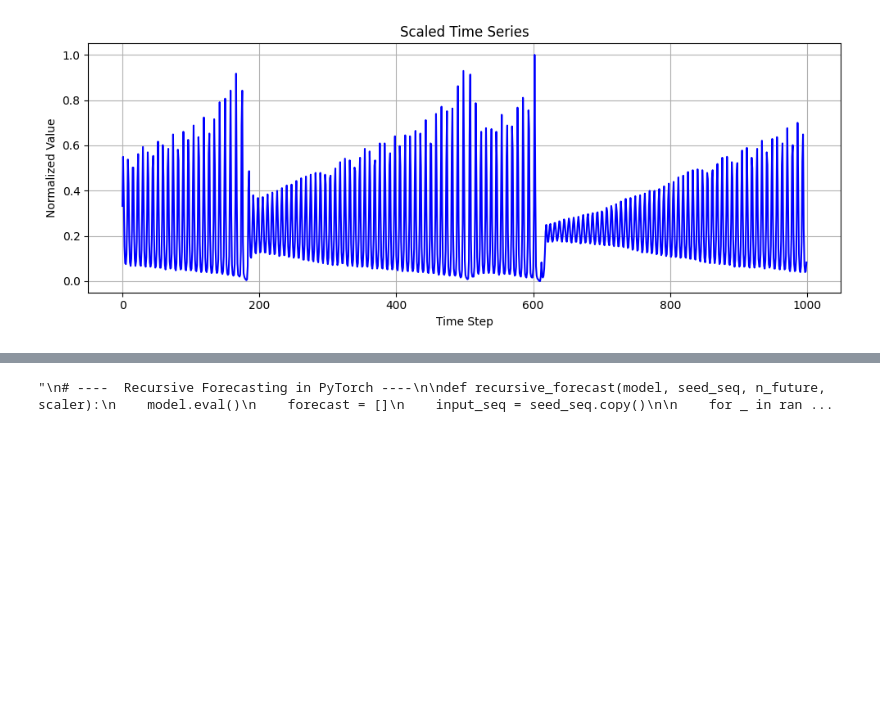
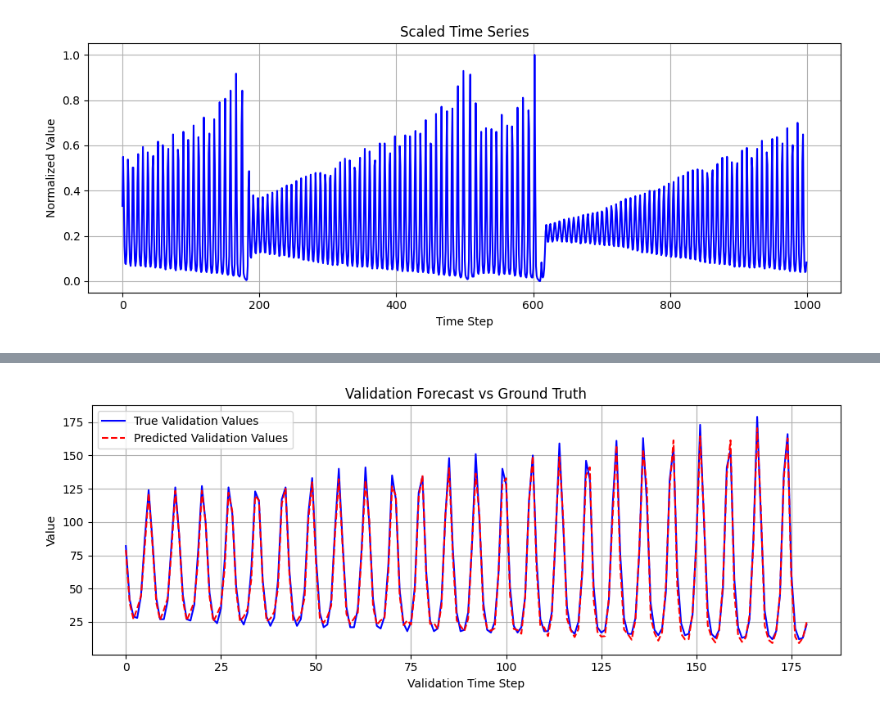
Before and after one commit to marcdugu/DL_1, a Jupyter notebook: main.ipynb, the cells around one changed output, grey strips where cells are left out. Drawn from its saved outputs; the diff is of its cells as text; code cells hidden in the pictures; blank space fills up the shorter version.

```diff
--- a/main.ipynb
+++ b/main.ipynb
@@ -274,20 +392,33 @@ plot_best_model_loss(best_train_losses, best_val_losses)
+# %%
+def forecast_validation(model, X_val, scaler):
+    model.eval()
+    with torch.no_grad():
+        X_val_tensor = torch.tensor(X_val, dtype=torch.float32)
+        preds = model(X_val_tensor).numpy()
+
+    # Inverse scale predictions and actual values
+    preds_rescaled = scaler.inverse_transform(preds)
+    y_val_rescaled = scaler.inverse_transform(y_val.reshape(-1, 1))
+    return preds_rescaled.flatten(), y_val_rescaled.flatten()
+
+# Forecast on validation set
+val_predictions, val_true = forecast_validation(model, X_val, scaler)
+
+# Plot predictions vs true values
+plt.figure(figsize=(10, 4))
+plt.plot(val_true, label='True Validation Values', color='blue')
+plt.plot(val_predictions, label='Predicted Validation Values', color='red', linestyle='--')
+plt.title('Validation Forecast vs Ground Truth')
+plt.xlabel('Validation Time Step')
+plt.ylabel('Value')
+plt.legend()
+plt.grid(True)
+plt.tight_layout()
+plt.show()
+# %% [output]
+[figure, added]
 # %%
-'''
-
-# ---- Plotting ----
-
-plt.plot(train_losses, label='Train Loss')
-plt.plot(val_losses, label='Val Loss')
-plt.title('Loss over Epochs')
-plt.xlabel('Epoch')
-plt.ylabel('MSE Loss')
-plt.legend()
-plt.show()
-'''
-
-
-'''
-# ----  Recursive Forecasting in PyTorch ----
+# ----  Recursive Forecasting Function ----
 
 def recursive_forecast(model, seed_seq, n_future, scaler):
     model.eval()
@@ -303,35 +434,3 @@ def recursive_forecast(model, seed_seq, n_future, scaler):
 
     forecast = scaler.inverse_transform(np.array(forecast).reshape(-1, 1))
     return forecast.flatten()
-
-# Use the last real window as seed
-last_window = scaled[-n_steps:].flatten().tolist()
-future_preds = recursive_forecast(model, last_window, n_future=50, scaler=scaler)
-
-# Inverse transform the full scaled dataset back to original scale for plotting
-real_data = scaler.inverse_transform(scaled)
-
-# Create an array combining the original data with predictions
-extended = np.concatenate((real_data.flatten(), future_preds))
-
-# Create time axis
-time_axis = np.arange(len(extended))
-real_axis = np.arange(len(real_data))
-pred_axis = np.arange(len(real_data), len(extended))
-
-# Plot
-plt.figure(figsize=(12, 5))
-plt.plot(time_axis, extended, label='Extended (Real + Predicted)', linestyle='--', color='gray')
-plt.plot(real_axis, real_data, label='Real Data', color='blue')
-plt.plot(pred_axis, future_preds, label='Predictions', color='red')
-plt.title('Real Data and 50-Step Forecast')
-plt.xlabel('Time Step')
-plt.ylabel('Value')
-plt.legend()
-plt.grid(True)
-plt.tight_layout()
-plt.show()
-
-'''
-# %% [output]
-"\n# ----  Recursive Forecasting in PyTorch ----\n\ndef recursive_forecast(model, seed_seq, n_future, scaler):\n    model.eval()\n    forecast = []\n    input_seq = seed_seq.copy()\n\n    for _ in ran ...
```
Also changed, not shown: parts of 13 cells of this notebook.
